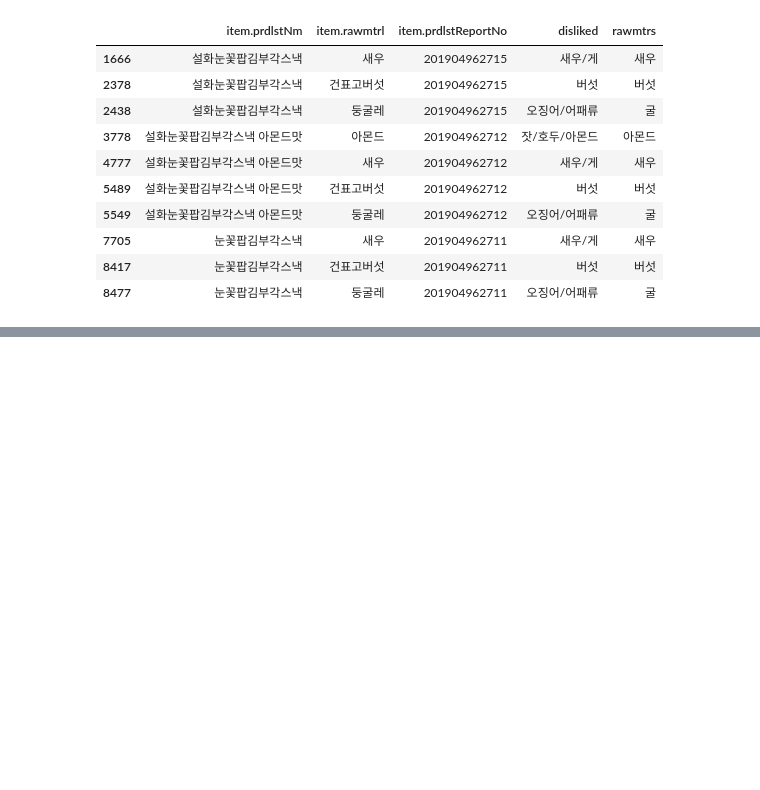
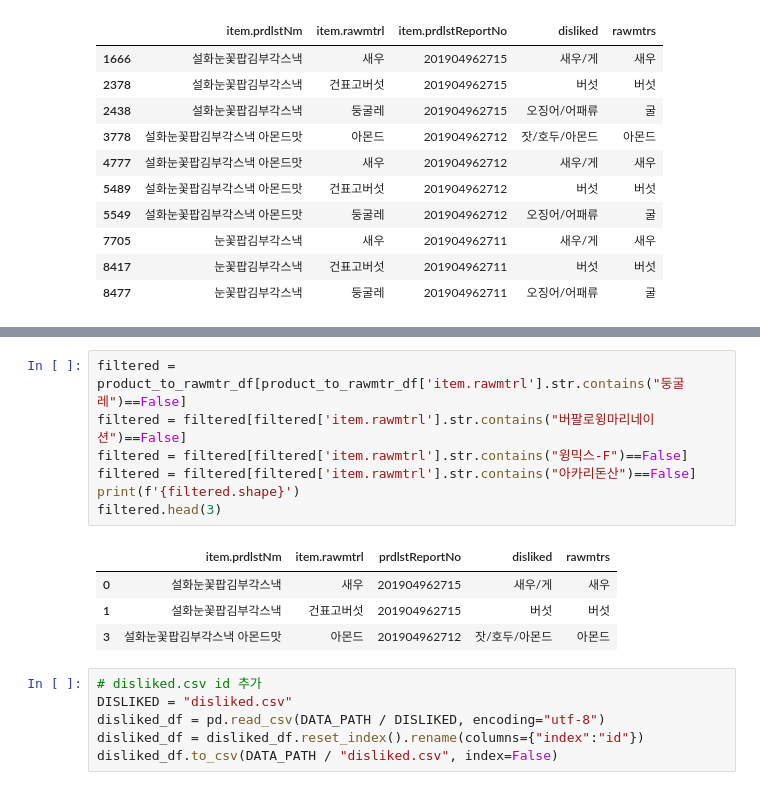
Before and after one commit to songahh/KOFOOS, a Jupyter notebook: data/rawmtr/rawmtr.ipynb, the cells around one changed output, grey strips where cells are left out. Drawn from its saved outputs; the diff is of its cells as text; blank space fills up the shorter version.

```diff
--- a/data/rawmtr/rawmtr.ipynb
+++ b/data/rawmtr/rawmtr.ipynb
@@ -163,0 +214,18 @@ result_nospace.to_csv(DATA_PATH / "product_to_rawmtr.csv")
+# %%
+filtered = product_to_rawmtr_df[product_to_rawmtr_df['item.rawmtrl'].str.contains("둥굴레")==False]
+filtered = filtered[filtered['item.rawmtrl'].str.contains("버팔로윙마리네이션")==False]
+filtered = filtered[filtered['item.rawmtrl'].str.contains("윙믹스-F")==False]
+filtered = filtered[filtered['item.rawmtrl'].str.contains("아카리돈산")==False]
+print(f'{filtered.shape}')
+filtered.head(3)
+# %% [output]
+|  | item.prdlstNm | item.rawmtrl | prdlstReportNo | disliked | rawmtrs |
+| 0 | 설화눈꽃팝김부각스낵 | 새우 | 201904962715 | 새우/게 | 새우 |
+| 1 | 설화눈꽃팝김부각스낵 | 건표고버섯 | 201904962715 | 버섯 | 버섯 |
+| 3 | 설화눈꽃팝김부각스낵 아몬드맛 | 아몬드 | 201904962712 | 잣/호두/아몬드 | 아몬드 |
+# %%
+# disliked.csv id 추가
+DISLIKED = "disliked.csv"
+disliked_df = pd.read_csv(DATA_PATH / DISLIKED, encoding="utf-8")
+disliked_df = disliked_df.reset_index().rename(columns={"index":"id"})
+disliked_df.to_csv(DATA_PATH / "disliked.csv", index=False)
```
Also changed, not shown: parts of 16 cells of this notebook.
